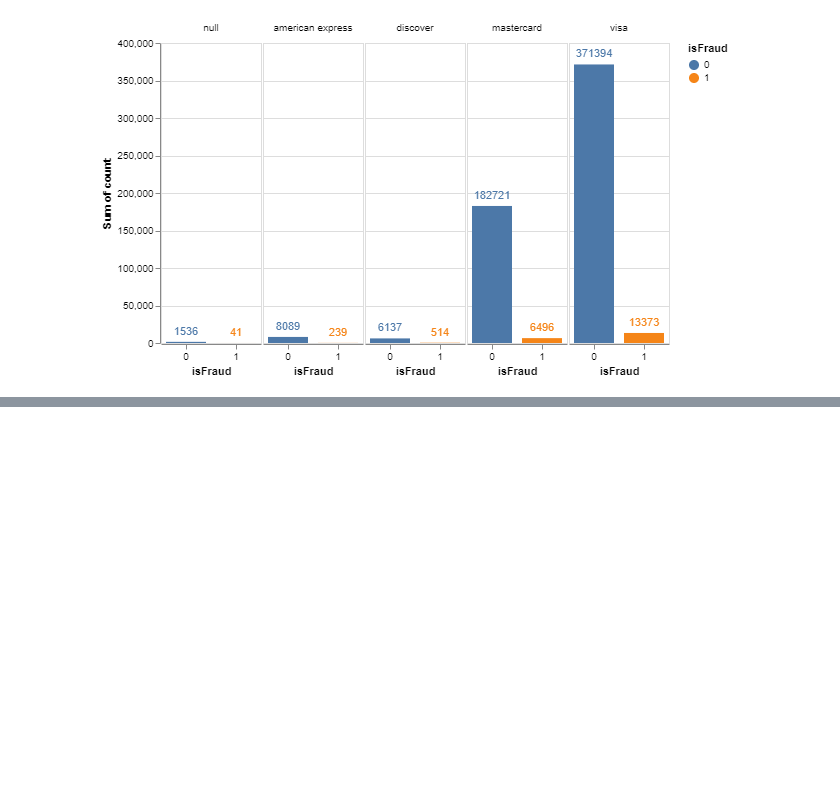
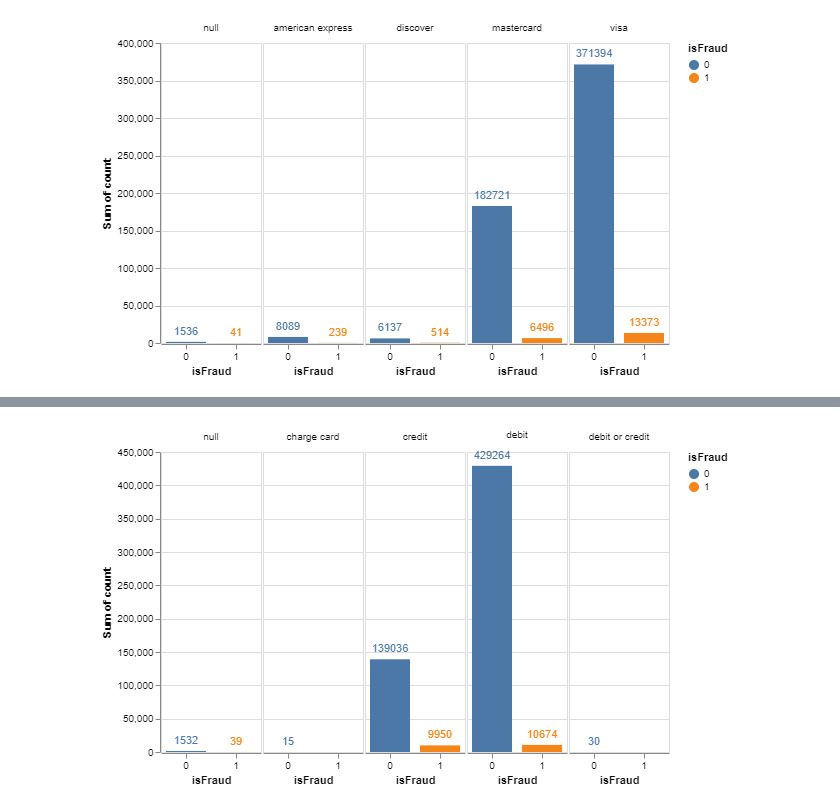
Before and after one commit to lucianoandrade1/Credit-and-Debit-Card-Fraud-Detection, a Jupyter notebook: IEEE-CIS Fraud Detection.ipynb, the cells around one changed output, grey strips where cells are left out. Drawn from its saved outputs; the diff is of its cells as text; code cells hidden in the pictures; blank space fills up the shorter version.

```diff
--- a/IEEE-CIS Fraud Detection.ipynb
+++ b/IEEE-CIS Fraud Detection.ipynb
@@ -121,3 +150,7 @@ alt.layer(
 ).configure_facet(spacing=0)
 # %% [output]
 [figure]
+# %%
+card6Group = fraudPD[['card6','TransactionID','isFraud']].groupby(['card6','isFraud'], dropna=False).agg('count').reset_index()
+card6Group.columns = ['card6','isFraud','count']
+card6Group
@@ -123,0 +167,16 @@ alt.layer(
+# %%
+bar_chart = alt.Chart(card6Group).encode(
+    alt.X("isFraud:O", axis=alt.Axis(labelAngle=0)),
+    alt.Y("sum(count):Q"),
+    alt.Color("isFraud:N"),
+    alt.Text("sum(count):Q", format=".0f"),
+).properties(height=alt.Step(50), width=100)
+
+alt.layer(
+    bar_chart.mark_bar(size=40),
+    bar_chart.mark_text(dy=-10)
+).facet(
+    alt.Column("card6:N", title=None)
+).configure_facet(spacing=0)
+# %% [output]
+[figure, added]
```
Also changed, not shown: parts of 14 cells of this notebook.
